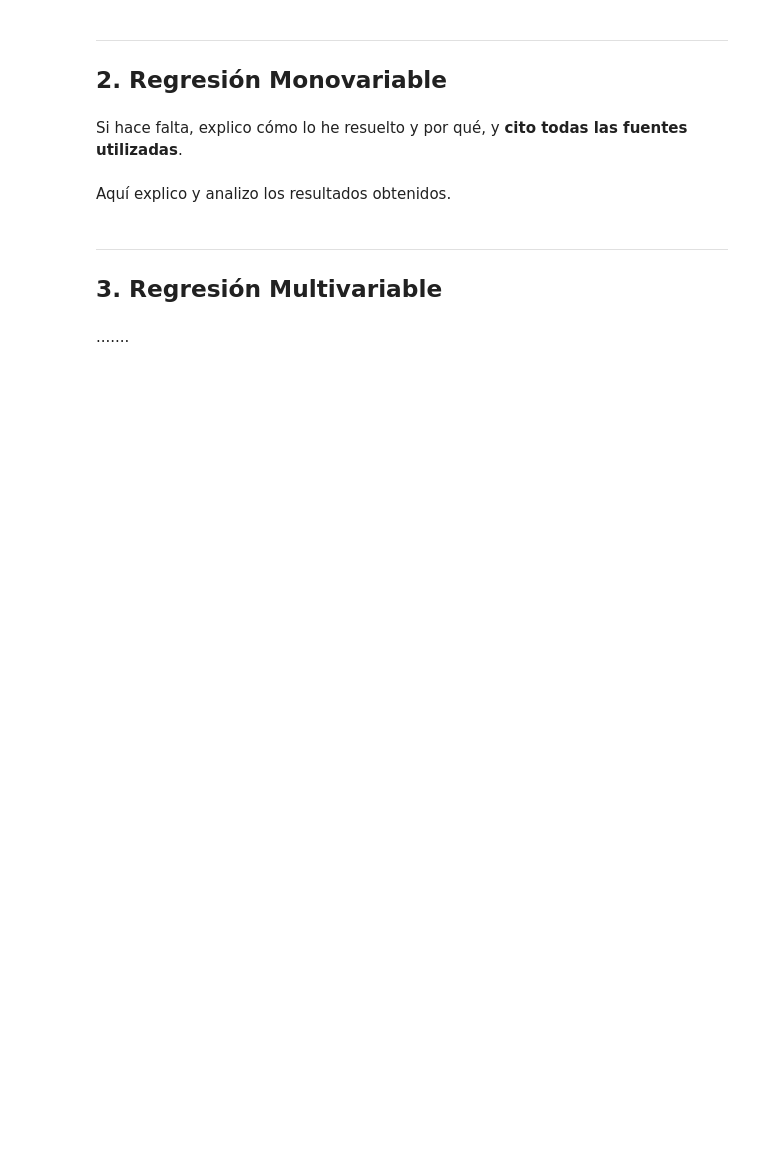
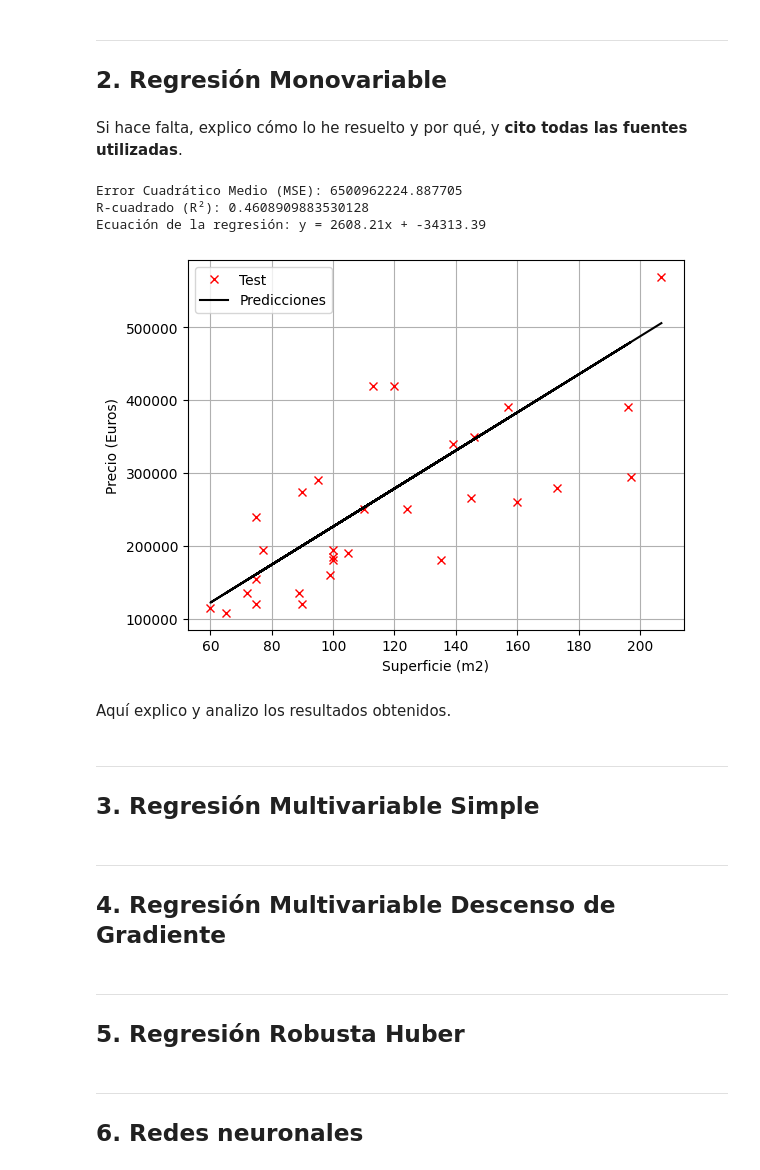
Before and after one commit to jaimoyok/Aprendizaje2025, a Jupyter notebook: P1/P1.ipynb, the cells around one changed output. Saved outputs shown, nothing was run; the diff lists cells and outputs as text; code cells hidden in the pictures; blank space fills up the shorter version.

```diff
--- a/P1/P1.ipynb
+++ b/P1/P1.ipynb
@@ -73,5 +73,11 @@ Aquí explico qué métricas voy a usar y por qué.
 # %%
-## aquí programo una función para calcularlas
+from sklearn.metrics import mean_squared_error,r2_score
+
+def obtenerMetricas(predictor, x_test, y_test):
+  y_pred = predictor.predict(x_test)
+  mse = mean_squared_error(y_test, y_pred)
+  r2 = r2_score(y_test, y_pred)
+  return mse, r2
 # %% [markdown]
 ----
 ## 2. Regresión Monovariable
@@ -82,7 +86,55 @@ Si hace falta, explico cómo lo he resuelto y por qué, y **cito todas las fuent
+# %%
+from sklearn.linear_model import LinearRegression
+import numpy as np
+
+# Crear y entrenar el modelo
+modelo = LinearRegression()
+modelo.fit(x1_train, y_train)
+
+# Calculo las metricas
+
+mse, r2 = obtenerMetricas(modelo, x1_test, y_test)  # Asumiendo que ya tienes la función obtenerMetricas
+
+print(f"Error Cuadrático Medio (MSE): {mse}")
+print(f"R-cuadrado (R²): {r2}")
+print(f"Raiz del MSE :  {np.sqrt(mse)}")
+
+# muestro la ecuacion que se usa para predecir
+m = modelo.coef_[0]  # Pendiente
+b = modelo.intercept_  # Intersección
+
+print(f"Ecuación de la regresión: y = {m:.2f}x + {b:.2f}")
+
+# Visualizar los resultados
+y_pred = modelo.predict(x1_test)
+plt.figure()
+plt.plot(x1_test, y_test, 'rx', label='Test')
+plt.plot(x1_test, y_pred, 'k-', label='Predicciones')
+plt.xlabel('Superficie (m2)')
+plt.ylabel('Precio (Euros)')
+plt.legend()
+plt.grid()
+plt.show()
+# %% [output]
+Error Cuadrático Medio (MSE): 6500962224.887705
+R-cuadrado (R²): 0.4608909883530128
+Ecuación de la regresión: y = 2608.21x + -34313.39
+[figure, added]
 # %% [markdown]
 Aquí explico y analizo los resultados obtenidos.
 # %% [markdown]
 ----
-## 3. Regresión Multivariable
+
+## 3. Regresión Multivariable Simple
 # %% [markdown]
-.......
+----
+
+## 4. Regresión Multivariable Descenso de Gradiente
+# %% [markdown]
+----
+
+## 5. Regresión Robusta Huber
+# %% [markdown]
+----
+
+## 6. Redes neuronales
```
Also changed, not shown: parts of 4 cells of this notebook.
